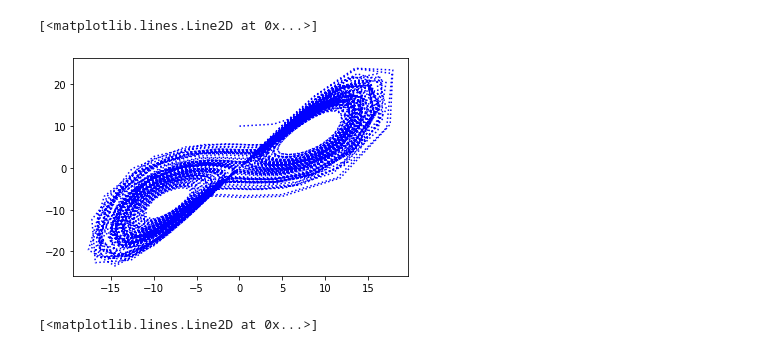
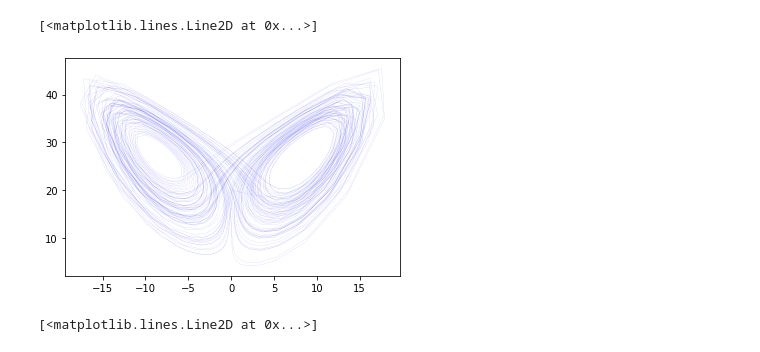
Before and after one commit to Toyo-Daichi/DA_basic, a Jupyter notebook: output/Lorenz63_quickview.ipynb, the cells around one changed output. Drawn from its saved outputs; the diff is of its cells as text; code cells hidden in the pictures.

Commit message:
fix: picture x,y,z linewidth

```diff
--- a/output/Lorenz63_quickview.ipynb
+++ b/output/Lorenz63_quickview.ipynb
@@ -35,11 +35,11 @@ x_da, y_da, z_da = df[' x_da'].tolist(), df[' y_da'].tolist(), df[' z_da'].tolis
 # %%
 fig = plt.figure()
 ax = fig.add_subplot(1,1,1)
-ax.plot(x_true[:], y_true[:], 'b:', label='True')
+ax.plot(x_true[:], z_true[:], 'b', linewidth=0.05, label='True')
 #ax.plot(x_sim[:], y_sim[:], 'b:', label='True')
 # %% [output]
 [<matplotlib.lines.Line2D at 0x...>]
-[figure, old version]
+[figure, new version]
 # %%
 fig = plt.figure()
 ax = fig.add_subplot(1,1,1)
```
Also changed, not shown: parts of 1 cell of this notebook.
